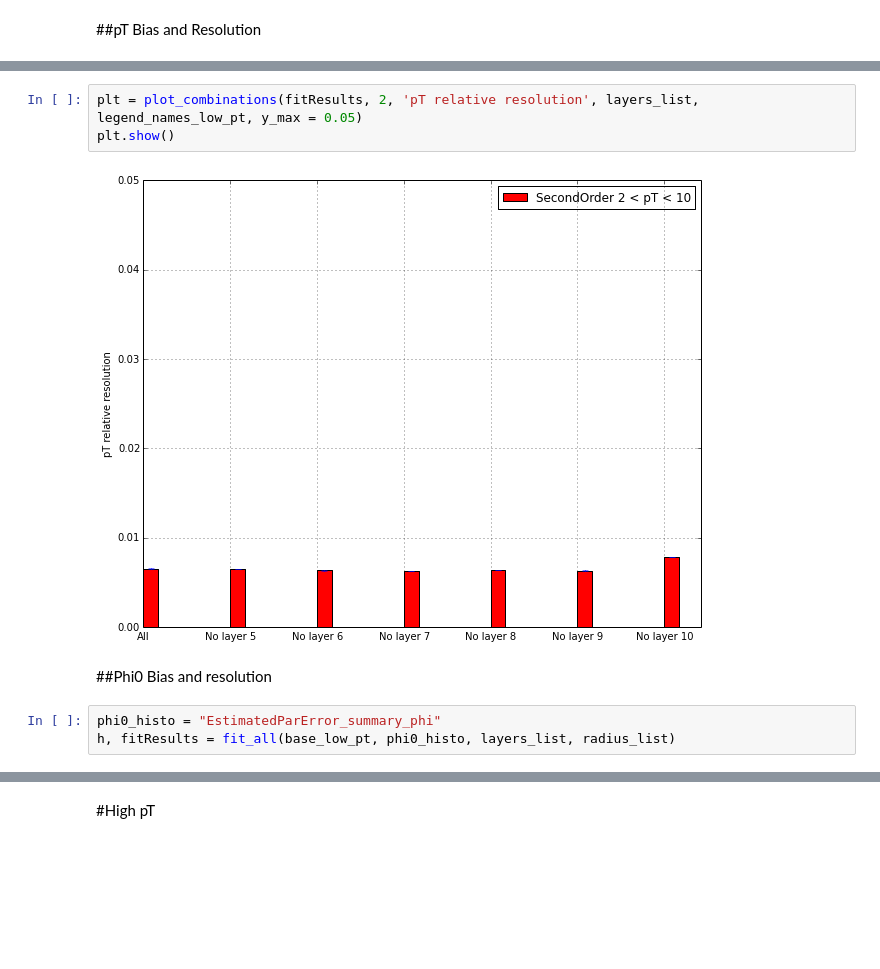
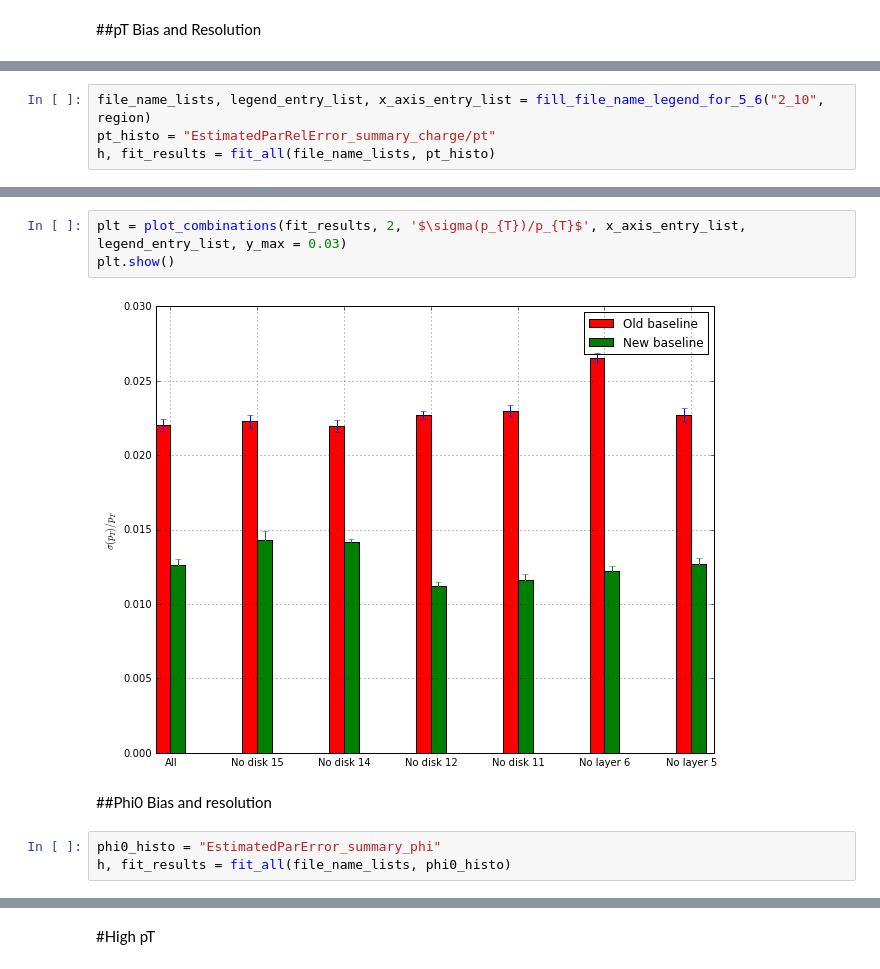
Before and after one commit to rpatelCERN/LinearizedTrackFit, a Jupyter notebook: LinearizedTrackFit/python/Notebooks/ResolutionsAllRegions.ipynb, the cells around one changed output, grey strips where cells are left out. Saved outputs shown, nothing was run; the diff lists cells and outputs as text; blank space fills up the shorter version.

```diff
--- a/LinearizedTrackFit/python/Notebooks/ResolutionsAllRegions.ipynb
+++ b/LinearizedTrackFit/python/Notebooks/ResolutionsAllRegions.ipynb
@@ -107 +73,5 @@ h, fitResults = fit_all(base_low_pt, pt_histo, layers_list, radius_list)
+# %%
+file_name_lists, legend_entry_list, x_axis_entry_list = fill_file_name_legend_for_5_6("2_10", region)
+pt_histo = "EstimatedParRelError_summary_charge/pt"
+h, fit_results = fit_all(file_name_lists, pt_histo)
 # %%
@@ -112,11 +82,11 @@ plt.show()
 # %%
-plt = plot_combinations(fitResults, 2, 'pT relative resolution', layers_list, legend_names_low_pt, y_max = 0.05)
+plt = plot_combinations(fit_results, 2, '$\sigma(p_{T})/p_{T}$', x_axis_entry_list, legend_entry_list, y_max = 0.03)
 plt.show()
 # %% [output]
-[figure, old version]
+[figure, new version]
 # %% [markdown]
 ##Phi0 Bias and resolution
 # %%
 phi0_histo = "EstimatedParError_summary_phi"
-h, fitResults = fit_all(base_low_pt, phi0_histo, layers_list, radius_list)
+h, fit_results = fit_all(file_name_lists, phi0_histo)
 # %%
```
Also changed, not shown: parts of 24 cells of this notebook, 11 other files.
